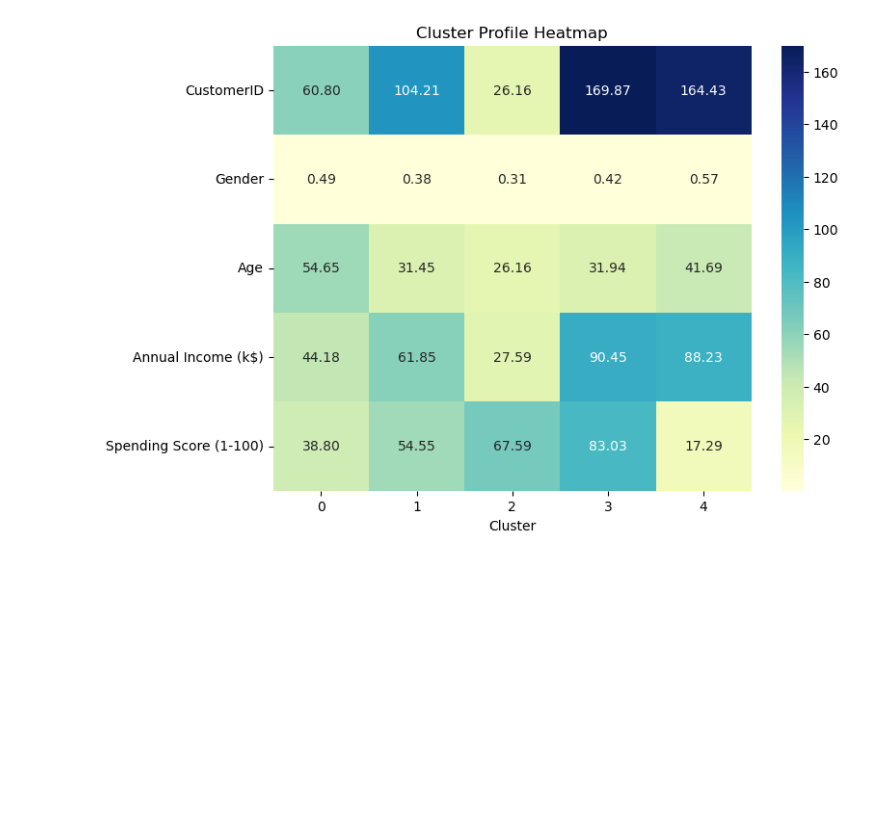
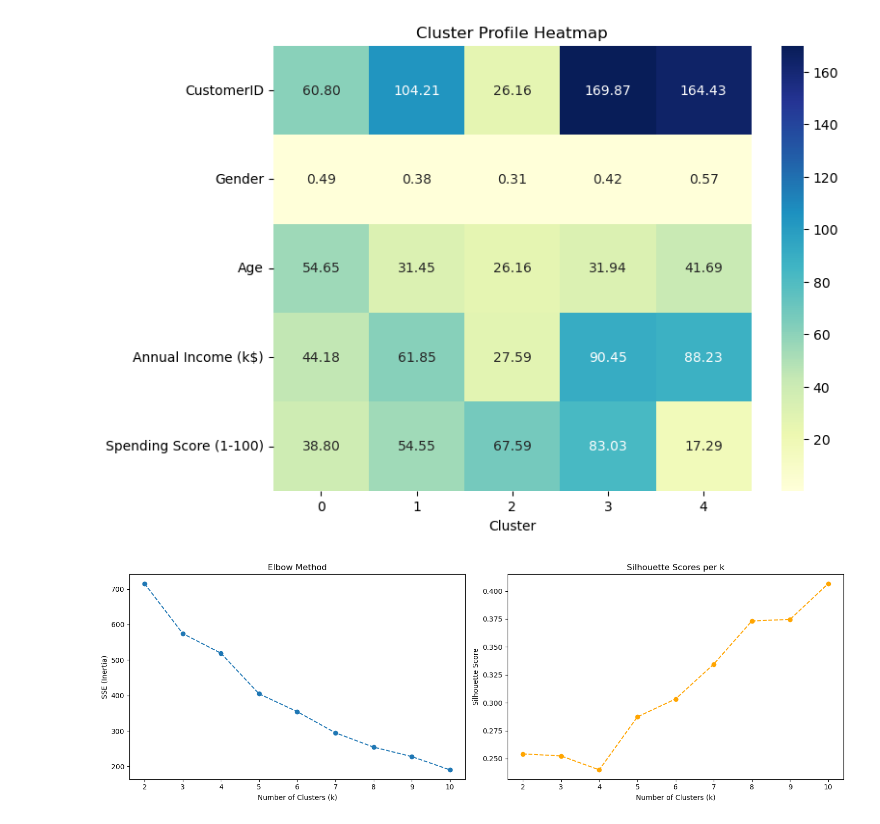
Before and after one commit to dhrhee96/hipython, a Jupyter notebook: ml/9_mallcustomers.ipynb, the cells around one changed output. Saved outputs shown, nothing was run; the diff lists cells and outputs as text; code cells hidden in the pictures; blank space fills up the shorter version.

```diff
--- a/ml/9_mallcustomers.ipynb
+++ b/ml/9_mallcustomers.ipynb
@@ -102,3 +102,46 @@ Cluster
 3                     83.032258
 4                     17.285714
 [figure]
+# %%
+from sklearn.metrics import silhouette_score
+import matplotlib.pyplot as plt
+
+# SSE와 실루엣 점수를 저장할 리스트
+sse = []
+silhouette_coefficients = []
+
+# k를 2부터 10까지 변화시키며 측정
+K_range = range(2, 11)
+
+for k in K_range:
+    kmeans = KMeans(n_clusters=k, init='k-means++', random_state=42)
+    kmeans.fit(df_scaled)
+
+    # 1. 엘보우 방법을 위한 SSE(Inertia) 저장
+    sse.append(kmeans.inertia_)
+
+    # 2. 실루엣 점수 계산 및 저장
+    score = silhouette_score(df_scaled, kmeans.labels_)
+    silhouette_coefficients.append(score)
+
+# 시각화
+plt.figure(figsize=(15, 5))
+
+# 엘보우 방법 그래프
+plt.subplot(1, 2, 1)
+plt.plot(K_range, sse, marker='o', linestyle='--')
+plt.xlabel('Number of Clusters (k)')
+plt.ylabel('SSE (Inertia)')
+plt.title('Elbow Method')
+
+# 실루엣 점수 그래프
+plt.subplot(1, 2, 2)
+plt.plot(K_range, silhouette_coefficients, marker='o', linestyle='--', color='orange')
+plt.xlabel('Number of Clusters (k)')
+plt.ylabel('Silhouette Score')
+plt.title('Silhouette Scores per k')
+
+plt.tight_layout()
+plt.show()
+# %% [output]
+[figure, added]
```
